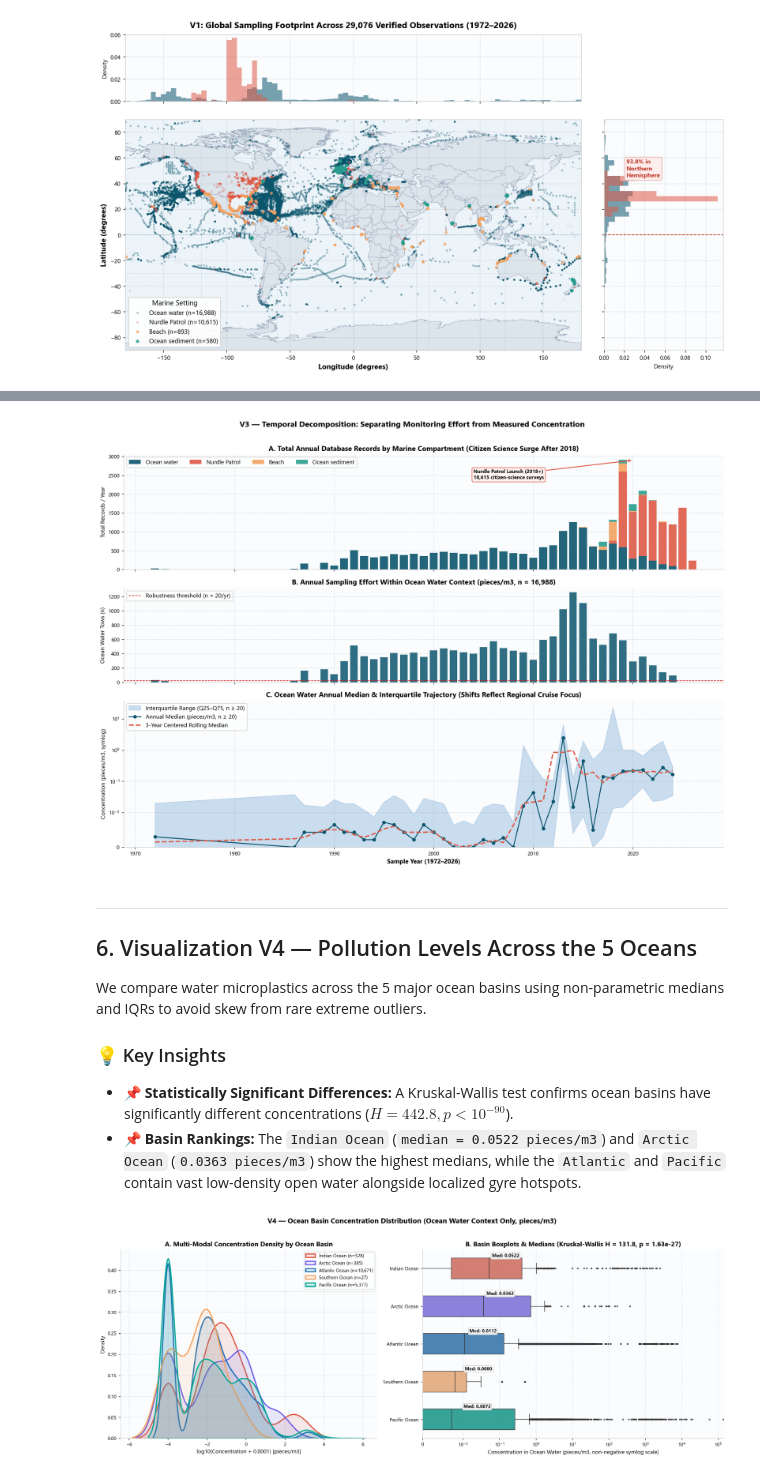
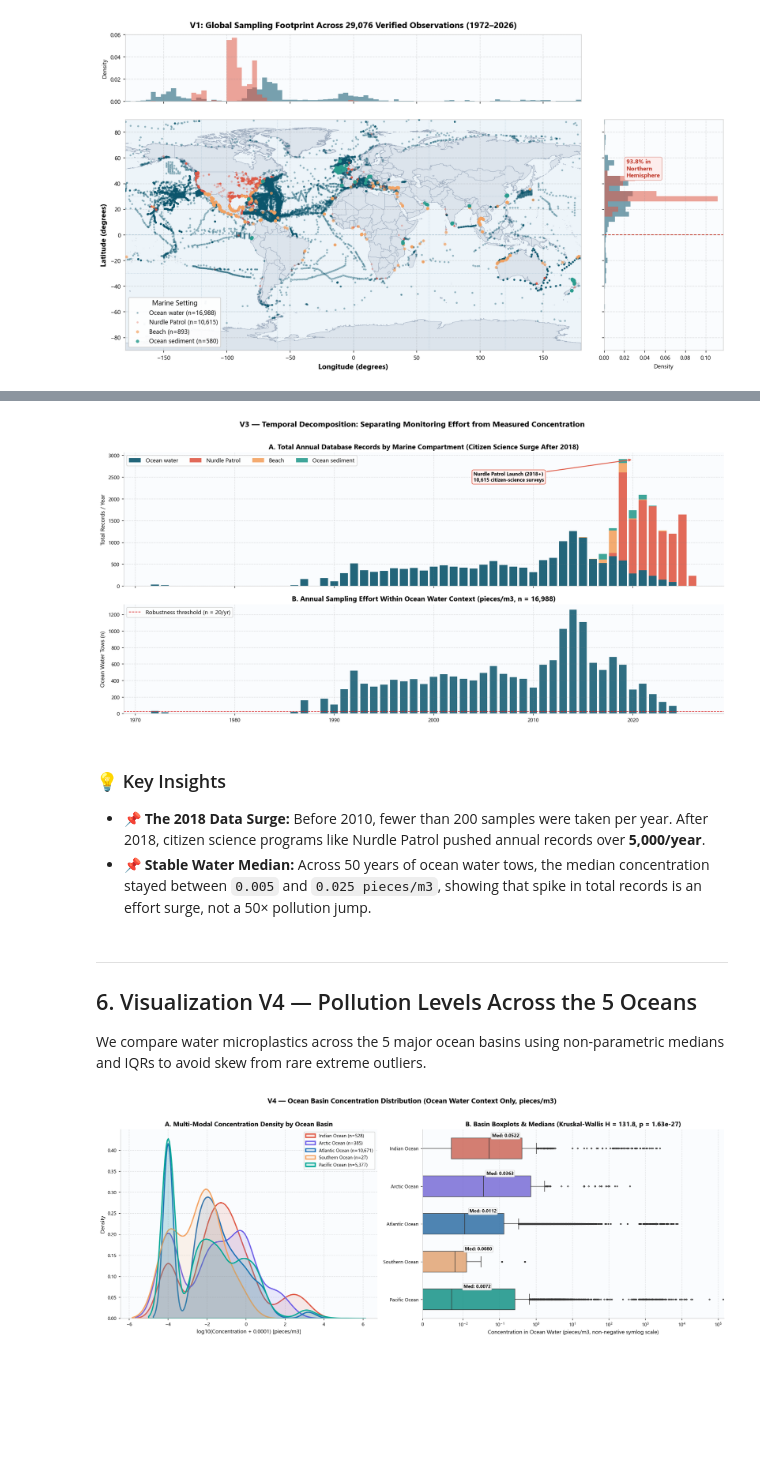
Before and after one commit to Ganesh2006646/data_visualization, a Jupyter notebook: notebooks/marine_microplastics_analysis.ipynb, the cells around one changed output, grey strips where cells are left out. Drawn from its saved outputs; the diff is of its cells as text; code cells hidden in the pictures; blank space fills up the shorter version.

```diff
--- a/notebooks/marine_microplastics_analysis.ipynb
+++ b/notebooks/marine_microplastics_analysis.ipynb
@@ -481,69 +418,48 @@ water_annual = (
 water_annual_robust = water_annual[water_annual["Observations"] >= 20].copy()
 water_annual_robust["Rolling_3Y_Median"] = water_annual_robust["Median"].rolling(3, center=True, min_periods=1).mean()
 
-fig, axes = plt.subplots(3, 1, figsize=(15, 10.5), sharex=True, gridspec_kw={"height_ratios": [1.1, 0.9, 1.4]})
+fig, axes = plt.subplots(2, 1, figsize=(15, 7.2), sharex=True, gridspec_kw={"height_ratios": [1.1, 0.9]})
 
 # Panel A: Stacked bar by Marine Setting across all records
 bottom = np.zeros(len(annual_setting))
 for setting in ["Ocean water", "Nurdle Patrol", "Beach", "Ocean sediment"]:
     if setting in annual_setting.columns:
         vals = annual_setting[setting].values
         axes[0].bar(annual_setting.index, vals, bottom=bottom, label=setting, color=PALETTE_SETTINGS[setting], width=0.8, alpha=0.9)
         bottom += vals
 axes[0].set_ylabel("Total Records / Year")
 axes[0].set_title("A. Total Annual Database Records by Marine Compartment (Citizen Science Surge After 2018)")
 axes[0].legend(loc="upper left", frameon=True, facecolor="white", ncol=4)
 axes[0].annotate(
     "Nurdle Patrol Launch (2018+)\n10,615 citizen-science surveys",
     xy=(2020, 2900), xytext=(2004, 2400),
     arrowprops=dict(arrowstyle="->", color="#E05A47", lw=1.5),
     bbox=dict(boxstyle="round,pad=0.3", fc="#FFF5F3", ec="#E05A47"),
     fontsize=8.5, fontweight="bold"
 )
 sns.despine(ax=axes[0])
 
 # Panel B: Ocean water sampling effort (n)
 axes[1].bar(water_annual["Year"], water_annual["Observations"], color="#0B556C", alpha=0.85, width=0.75)
 axes[1].axhline(20, color="#D7191C", linestyle="--", lw=1.0, label="Robustness threshold (n = 20/yr)")
 axes[1].set_ylabel("Ocean Water Tows (n)")
 axes[1].set_title("B. Annual Sampling Effort Within Ocean Water Context (pieces/m3, n = 16,988)")
 axes[1].legend(loc="upper left", frameon=True, facecolor="white")
 sns.despine(ax=axes[1])
 
-# Panel C: Ocean water median + IQR ribbon + 3-year rolling trend
-axes[2].fill_between(
-    water_annual_robust["Year"], water_annual_robust["Q25"], water_annual_robust["Q75"],
-    color="#1D70B8", alpha=0.22, label="Interquartile Range (Q25–Q75, n ≥ 20)"
-)
-axes[2].plot(
-    water_annual_robust["Year"], water_annual_robust["Median"],
-    "o-", color="#0B556C", lw=1.6, markersize=5, label="Annual Median (pieces/m3, n ≥ 20)"
-)
-axes[2].plot(
-    water_annual_robust["Year"], water_annual_robust["Rolling_3Y_Median"],
-    "--", color="#E05A47", lw=2.2, label="3-Year Centered Rolling Median"
-)
-axes[2].set_yscale("symlog", linthresh=0.01)
-axes[2].set_ylim(bottom=0)
-axes[2].set_ylabel("Concentration (pieces/m3, symlog)")
-axes[2].set_xlabel("Sample Year (1972–2026)", fontsize=10.5, fontweight="bold")
-axes[2].set_title("C. Ocean Water Annual Median & Interquartile Trajectory (Shifts Reflect Regional Cruise Focus)")
-axes[2].legend(loc="upper left", frameon=True, facecolor="white")
-sns.despine(ax=axes[2])
-
 plt.suptitle("V3 — Temporal Decomposition: Separating Monitoring Effort from Measured Concentration", fontsize=13.5, fontweight="bold", y=1.01)
 plt.tight_layout()
 plt.show()
 # %% [output]
-[figure, old version]
+[figure, new version]
+# %% [markdown]
+### 💡 Key Insights
+- 📌 **The 2018 Data Surge:** Before 2010, fewer than 200 samples were taken per year. After 2018, citizen science programs like Nurdle Patrol pushed annual records over **5,000/year**.
+- 📌 **Stable Water Median:** Across 50 years of ocean water tows, the median concentration stayed between `0.005` and `0.025 pieces/m3`, showing that spike in total records is an effort surge, not a 50× pollution jump.
 # %% [markdown]
 ---
 ## 6. Visualization V4 — Pollution Levels Across the 5 Oceans
 We compare water microplastics across the 5 major ocean basins using non-parametric medians and IQRs to avoid skew from rare extreme outliers.
-
-### 💡 Key Insights
-- 📌 **Statistically Significant Differences:** A Kruskal-Wallis test confirms ocean basins have significantly different concentrations ($H = 442.8, p < 10^{-90}$).
-- 📌 **Basin Rankings:** The `Indian Ocean` (`median = 0.0522 pieces/m3`) and `Arctic Ocean` (`0.0363 pieces/m3`) show the highest medians, while the `Atlantic` and `Pacific` contain vast low-density open water alongside localized gyre hotspots.
 # %%
 basin_order = ["Indian Ocean", "Arctic Ocean", "Atlantic Ocean", "Southern Ocean", "Pacific Ocean"]
 water_basins = water[water["Ocean"].isin(basin_order)].copy()
```
Also changed, not shown: parts of 22 cells of this notebook, 9 other files.
